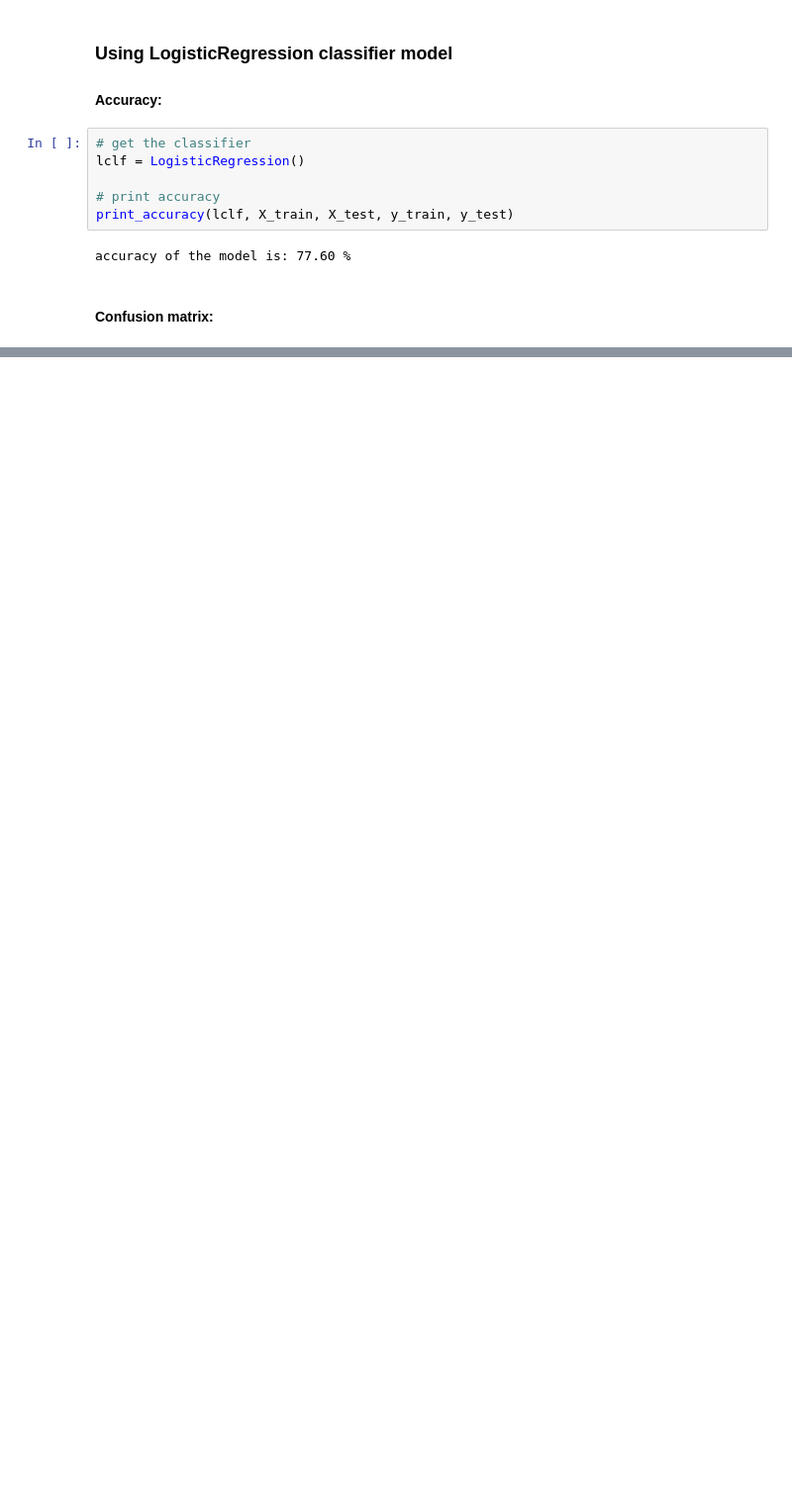
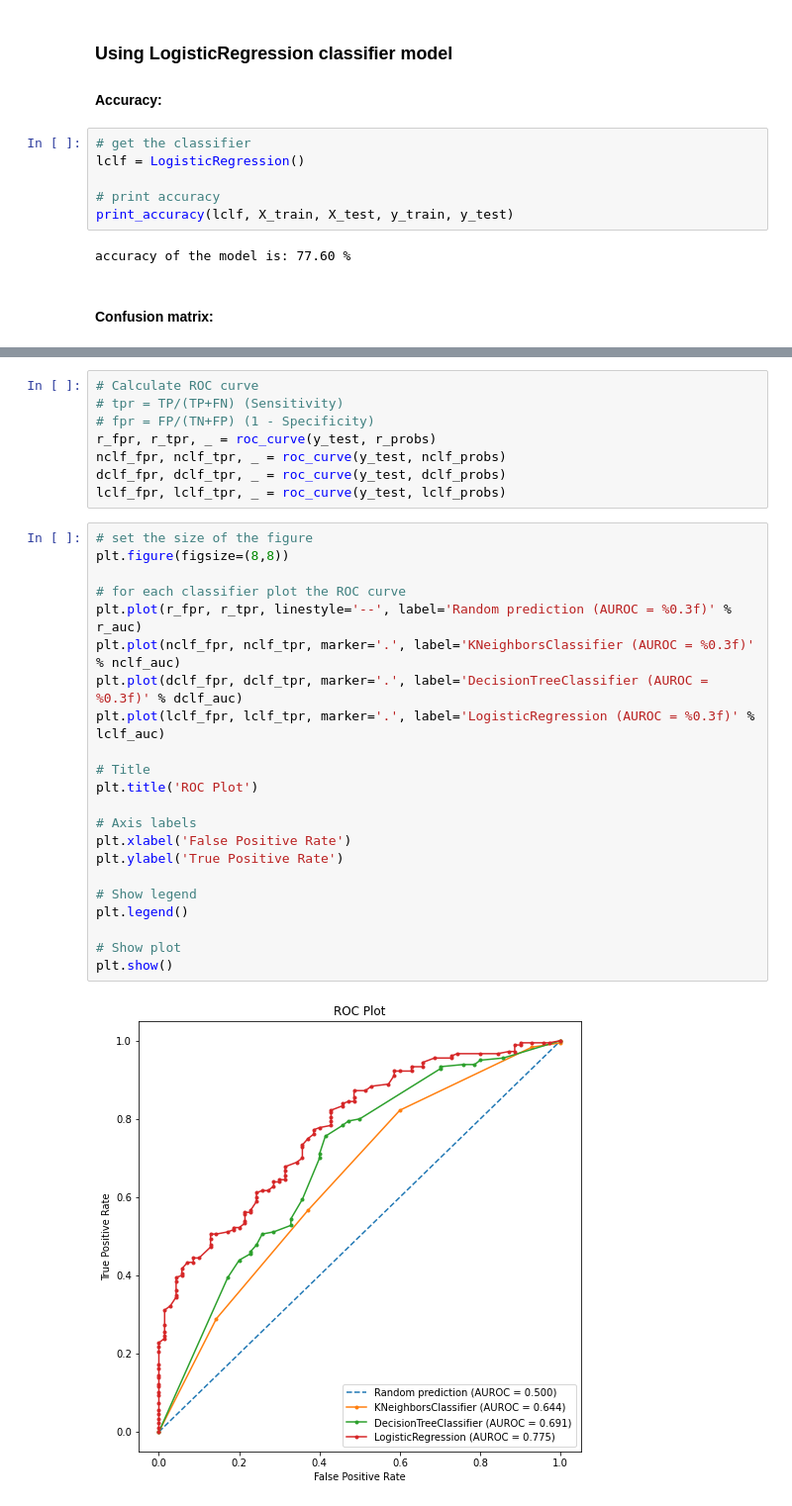
Before and after one commit to kggold4/final-project-intro-data-science, a Jupyter notebook: notebook3.ipynb, the cells around one changed output, grey strips where cells are left out. Shown: that part at 99% size. Drawn from its saved outputs; the diff is of its cells as text; blank space fills up the shorter version.

```diff
--- a/notebook3.ipynb
+++ b/notebook3.ipynb
@@ -414,0 +462,32 @@ my_plot_confusion_matrix(lclf, X_test, y_test)
+# %%
+# Calculate ROC curve
+# tpr = TP/(TP+FN) (Sensitivity)
+# fpr = FP/(TN+FP) (1 - Specificity)
+r_fpr, r_tpr, _ = roc_curve(y_test, r_probs)
+nclf_fpr, nclf_tpr, _ = roc_curve(y_test, nclf_probs)
+dclf_fpr, dclf_tpr, _ = roc_curve(y_test, dclf_probs)
+lclf_fpr, lclf_tpr, _ = roc_curve(y_test, lclf_probs)
+# %%
+# set the size of the figure
+plt.figure(figsize=(8,8))
+
+# for each classifier plot the ROC curve
+plt.plot(r_fpr, r_tpr, linestyle='--', label='Random prediction (AUROC = %0.3f)' % r_auc)
+plt.plot(nclf_fpr, nclf_tpr, marker='.', label='KNeighborsClassifier (AUROC = %0.3f)' % nclf_auc)
+plt.plot(dclf_fpr, dclf_tpr, marker='.', label='DecisionTreeClassifier (AUROC = %0.3f)' % dclf_auc)
+plt.plot(lclf_fpr, lclf_tpr, marker='.', label='LogisticRegression (AUROC = %0.3f)' % lclf_auc)
+
+# Title
+plt.title('ROC Plot')
+
+# Axis labels
+plt.xlabel('False Positive Rate')
+plt.ylabel('True Positive Rate')
+
+# Show legend
+plt.legend()
+
+# Show plot
+plt.show()
+# %% [output]
+[figure, added]
```
Also changed, not shown: parts of 13 cells of this notebook, 1 other file.
